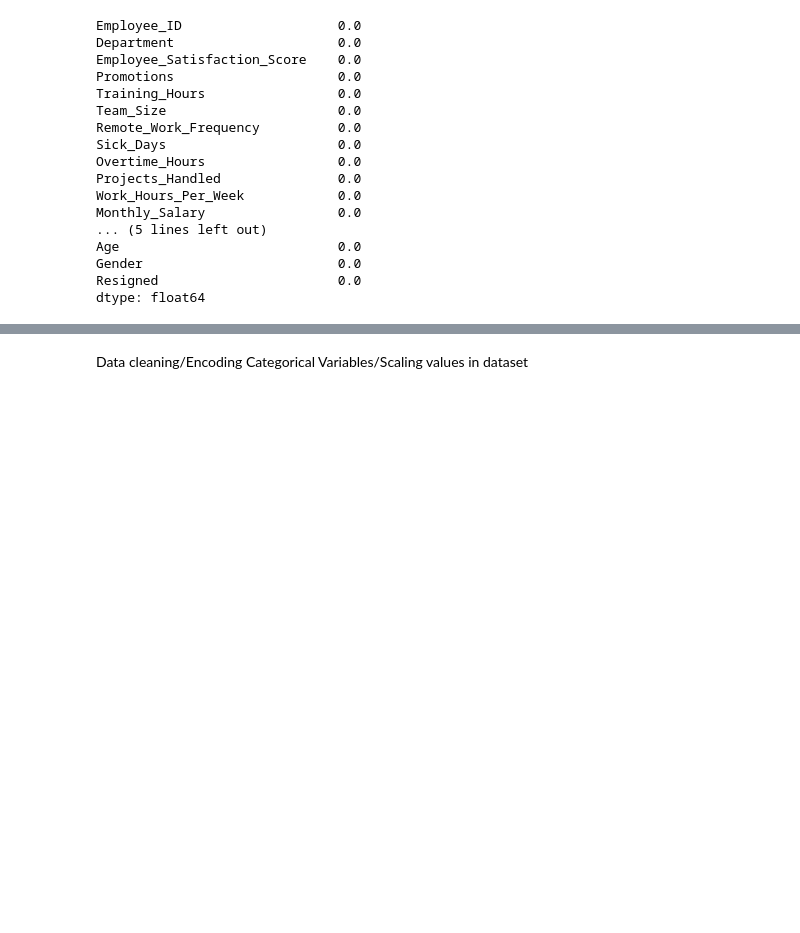
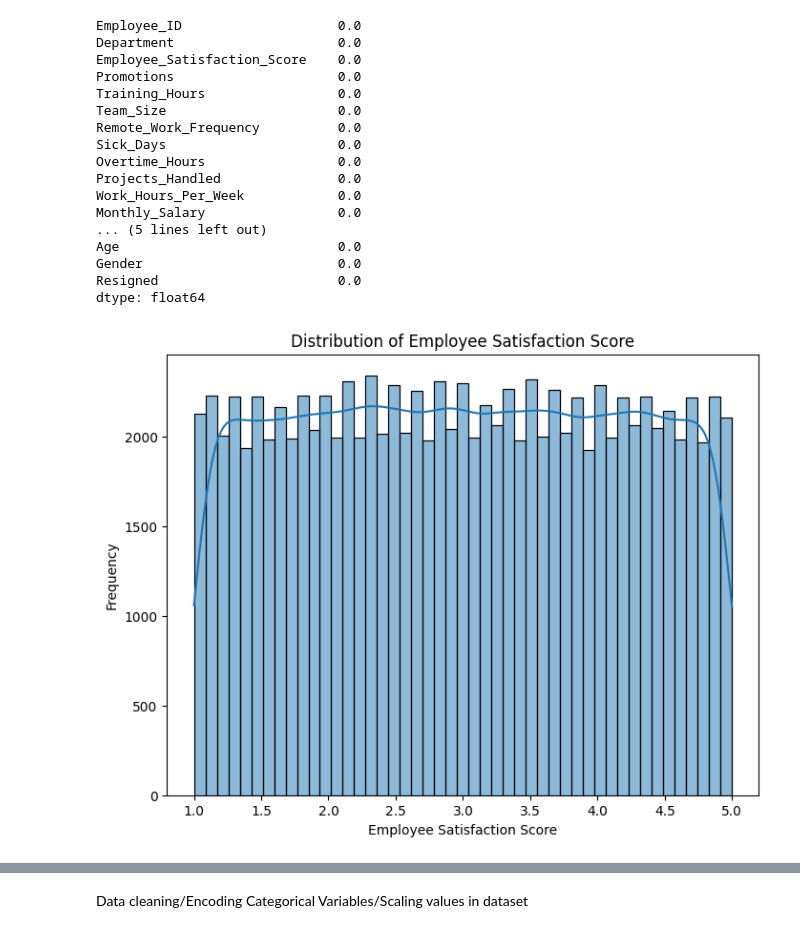
Before and after one commit to KubaBili001/asi-project, a Jupyter notebook: Lab1/ASI_EmployeeSatisfactionScore_Prediction.ipynb, the cells around one changed output, grey strips where cells are left out. Saved outputs shown, nothing was run; the diff lists cells and outputs as text; code cells hidden in the pictures; blank space fills up the shorter version.

Commit message:
Added graphs for Lab1 assignment

```diff
--- a/Lab1/ASI_EmployeeSatisfactionScore_Prediction.ipynb
+++ b/Lab1/ASI_EmployeeSatisfactionScore_Prediction.ipynb
@@ -57,3 +57,15 @@ Age                            0.0
 Gender                         0.0
 Resigned                       0.0
 dtype: float64
+# %%
+import matplotlib.pyplot as plt
+import seaborn as sns
+
+plt.figure(figsize=(8, 6))
+sns.histplot(df['Employee_Satisfaction_Score'], kde=True)
+plt.title("Distribution of Employee Satisfaction Score")
+plt.xlabel("Employee Satisfaction Score")
+plt.ylabel("Frequency")
+plt.show()
+# %% [output]
+[figure, added]
```
Also changed, not shown: parts of 2 cells of this notebook.
